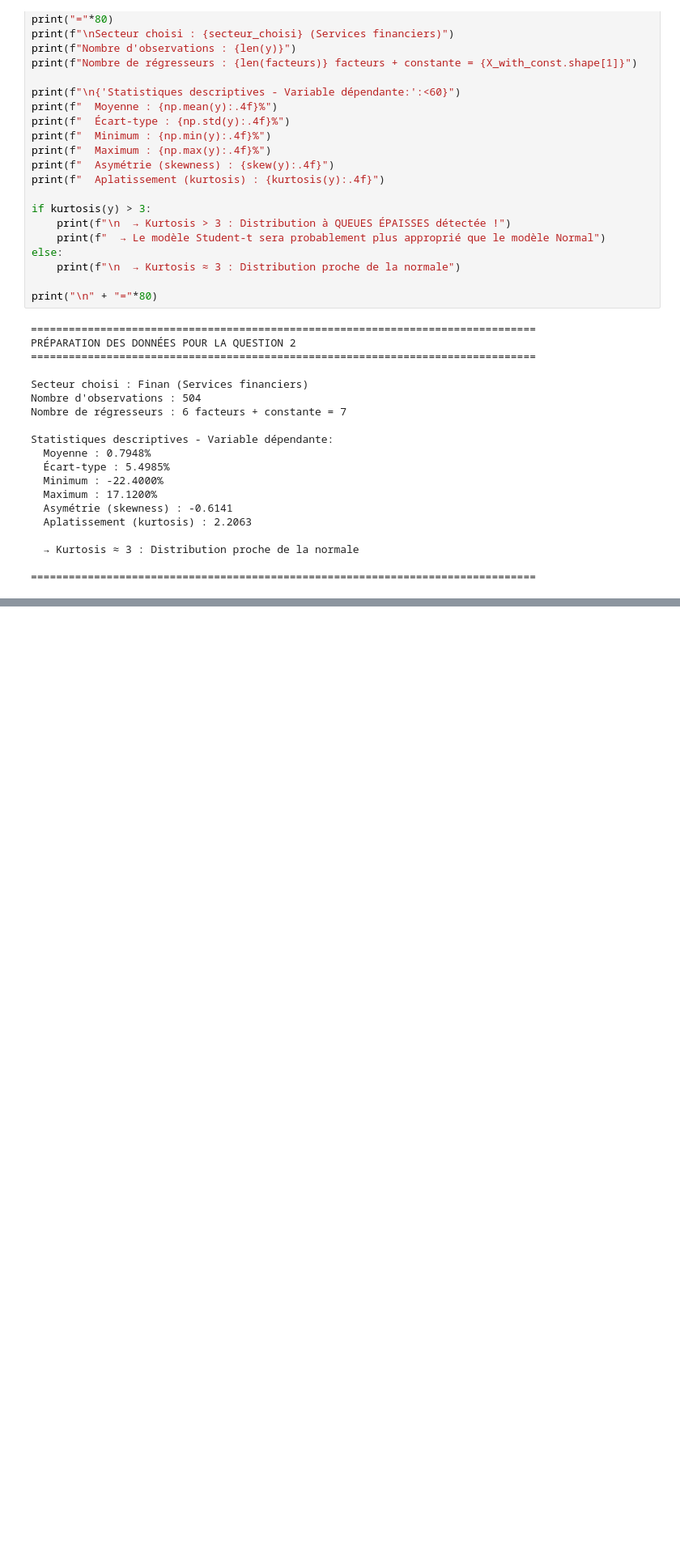
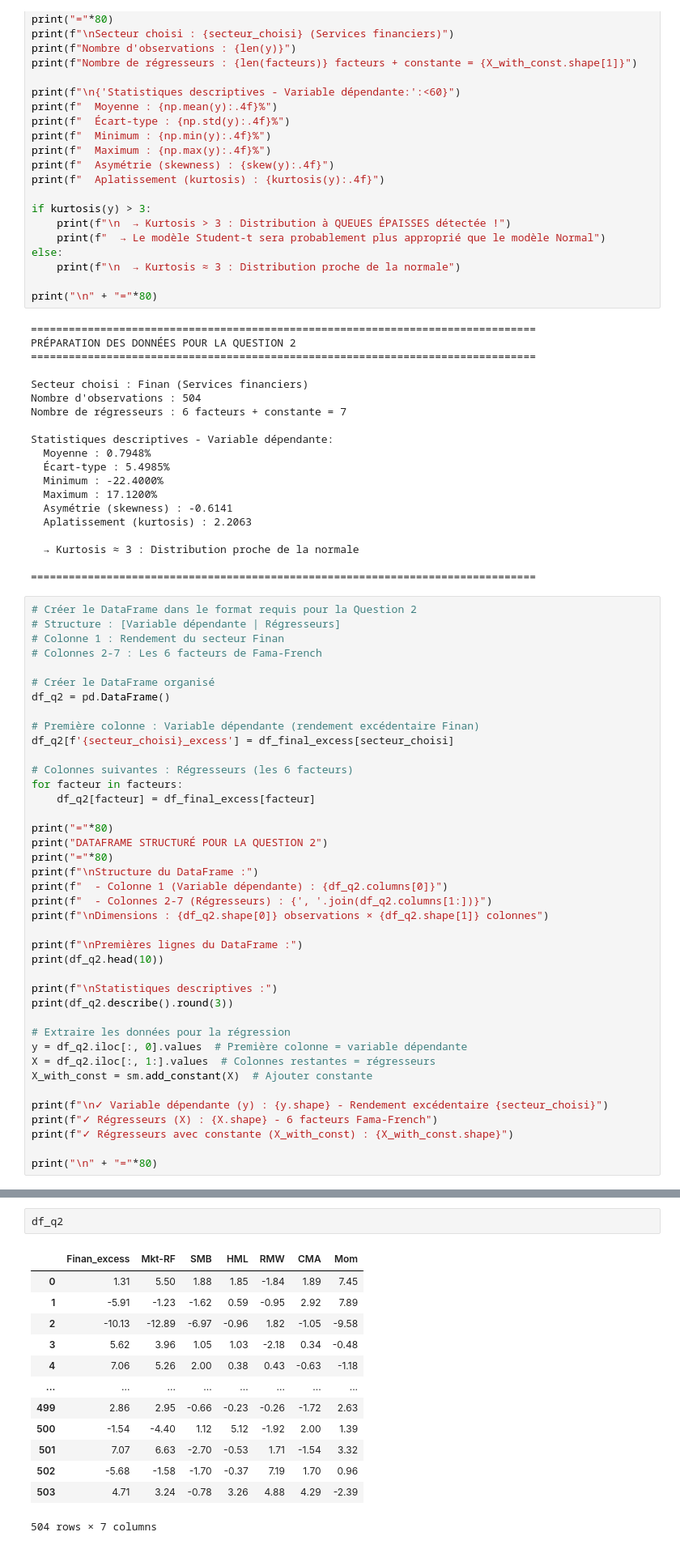
Before and after one commit to VincentD1209/TP3-Econo, a Jupyter notebook: TP3 Q2.ipynb, the cells around one changed output, grey strips where cells are left out. Shown at 81% size. Cells and saved outputs as stored; diff of their text form; blank space fills up the shorter version.

```diff
--- a/TP3 Q2.ipynb
+++ b/TP3 Q2.ipynb
@@ -169,3 +171,43 @@ Statistiques descriptives - Variable dépendante:
   → Kurtosis ≈ 3 : Distribution proche de la normale
 
 ================================================================================
+# %%
+# Créer le DataFrame dans le format requis pour la Question 2
+# Structure : [Variable dépendante | Régresseurs]
+# Colonne 1 : Rendement du secteur Finan
+# Colonnes 2-7 : Les 6 facteurs de Fama-French
+
+# Créer le DataFrame organisé
+df_q2 = pd.DataFrame()
+
+# Première colonne : Variable dépendante (rendement excédentaire Finan)
+df_q2[f'{secteur_choisi}_excess'] = df_final_excess[secteur_choisi]
+
+# Colonnes suivantes : Régresseurs (les 6 facteurs)
+for facteur in facteurs:
+    df_q2[facteur] = df_final_excess[facteur]
+
+print("="*80)
+print("DATAFRAME STRUCTURÉ POUR LA QUESTION 2")
+print("="*80)
+print(f"\nStructure du DataFrame :")
+print(f"  - Colonne 1 (Variable dépendante) : {df_q2.columns[0]}")
+print(f"  - Colonnes 2-7 (Régresseurs) : {', '.join(df_q2.columns[1:])}")
+print(f"\nDimensions : {df_q2.shape[0]} observations × {df_q2.shape[1]} colonnes")
+
+print(f"\nPremières lignes du DataFrame :")
+print(df_q2.head(10))
+
+print(f"\nStatistiques descriptives :")
+print(df_q2.describe().round(3))
+
+# Extraire les données pour la régression
+y = df_q2.iloc[:, 0].values  # Première colonne = variable dépendante
+X = df_q2.iloc[:, 1:].values  # Colonnes restantes = régresseurs
+X_with_const = sm.add_constant(X)  # Ajouter constante
+
+print(f"\n✓ Variable dépendante (y) : {y.shape} - Rendement excédentaire {secteur_choisi}")
+print(f"✓ Régresseurs (X) : {X.shape} - 6 facteurs Fama-French")
+print(f"✓ Régresseurs avec constante (X_with_const) : {X_with_const.shape}")
+
+print("\n" + "="*80)
@@ -171,0 +232,16 @@ Statistiques descriptives - Variable dépendante:
+# %%
+df_q2
+# %% [output]
+|  | Finan_excess | Mkt-RF | SMB | HML | RMW | CMA | Mom |
+| 0 | 1.31 | 5.50 | 1.88 | 1.85 | -1.84 | 1.89 | 7.45 |
+| 1 | -5.91 | -1.23 | -1.62 | 0.59 | -0.95 | 2.92 | 7.89 |
+| 2 | -10.13 | -12.89 | -6.97 | -0.96 | 1.82 | -1.05 | -9.58 |
+| 3 | 5.62 | 3.96 | 1.05 | 1.03 | -2.18 | 0.34 | -0.48 |
+| 4 | 7.06 | 5.26 | 2.00 | 0.38 | 0.43 | -0.63 | -1.18 |
+| ... | ... | ... | ... | ... | ... | ... | ... |
+| 499 | 2.86 | 2.95 | -0.66 | -0.23 | -0.26 | -1.72 | 2.63 |
+| 500 | -1.54 | -4.40 | 1.12 | 5.12 | -1.92 | 2.00 | 1.39 |
+| 501 | 7.07 | 6.63 | -2.70 | -0.53 | 1.71 | -1.54 | 3.32 |
+| 502 | -5.68 | -1.58 | -1.70 | -0.37 | 7.19 | 1.70 | 0.96 |
+| 503 | 4.71 | 3.24 | -0.78 | 3.26 | 4.88 | 4.29 | -2.39 |
+504 rows × 7 columns
```
Also changed, not shown: parts of 9 cells of this notebook.
